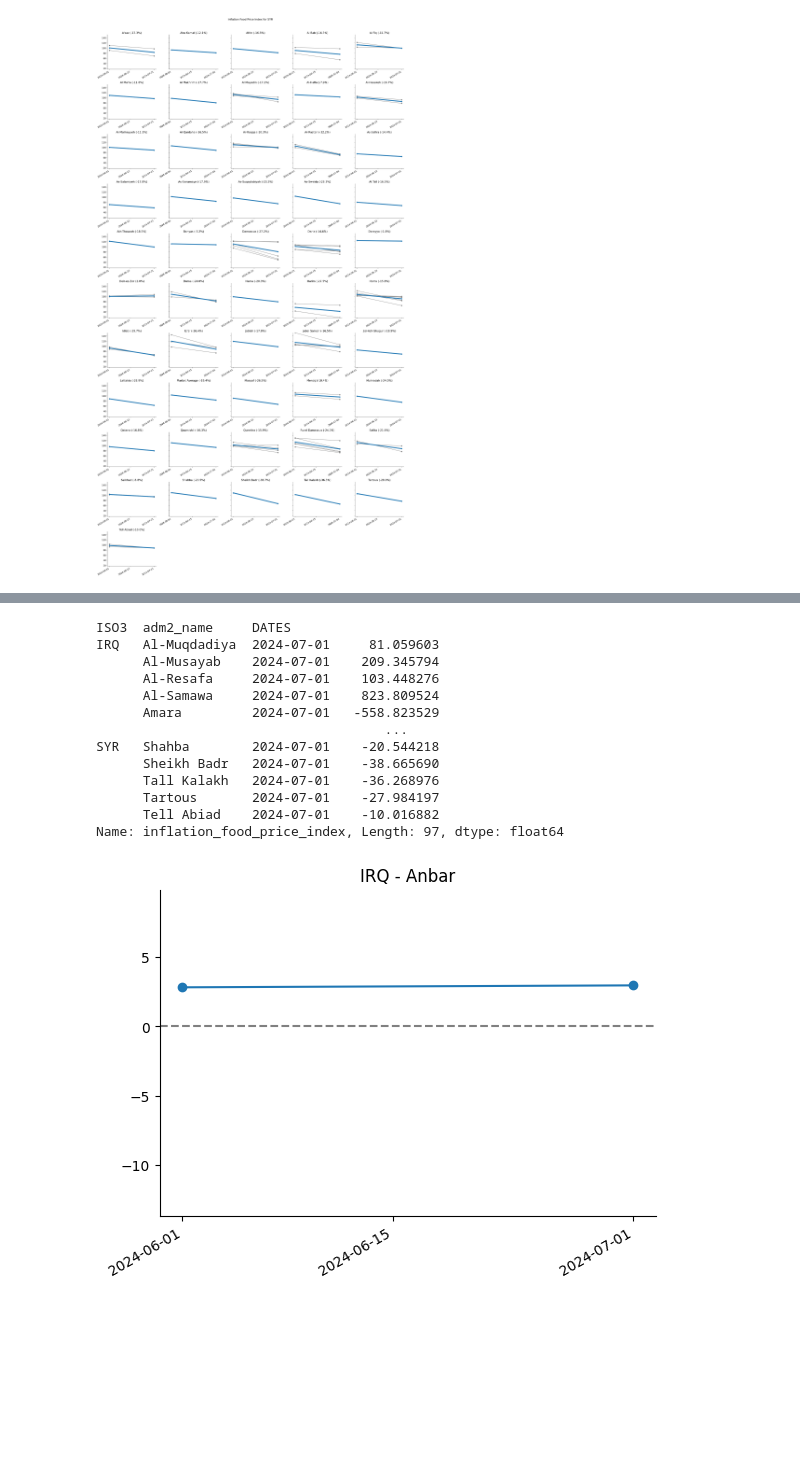
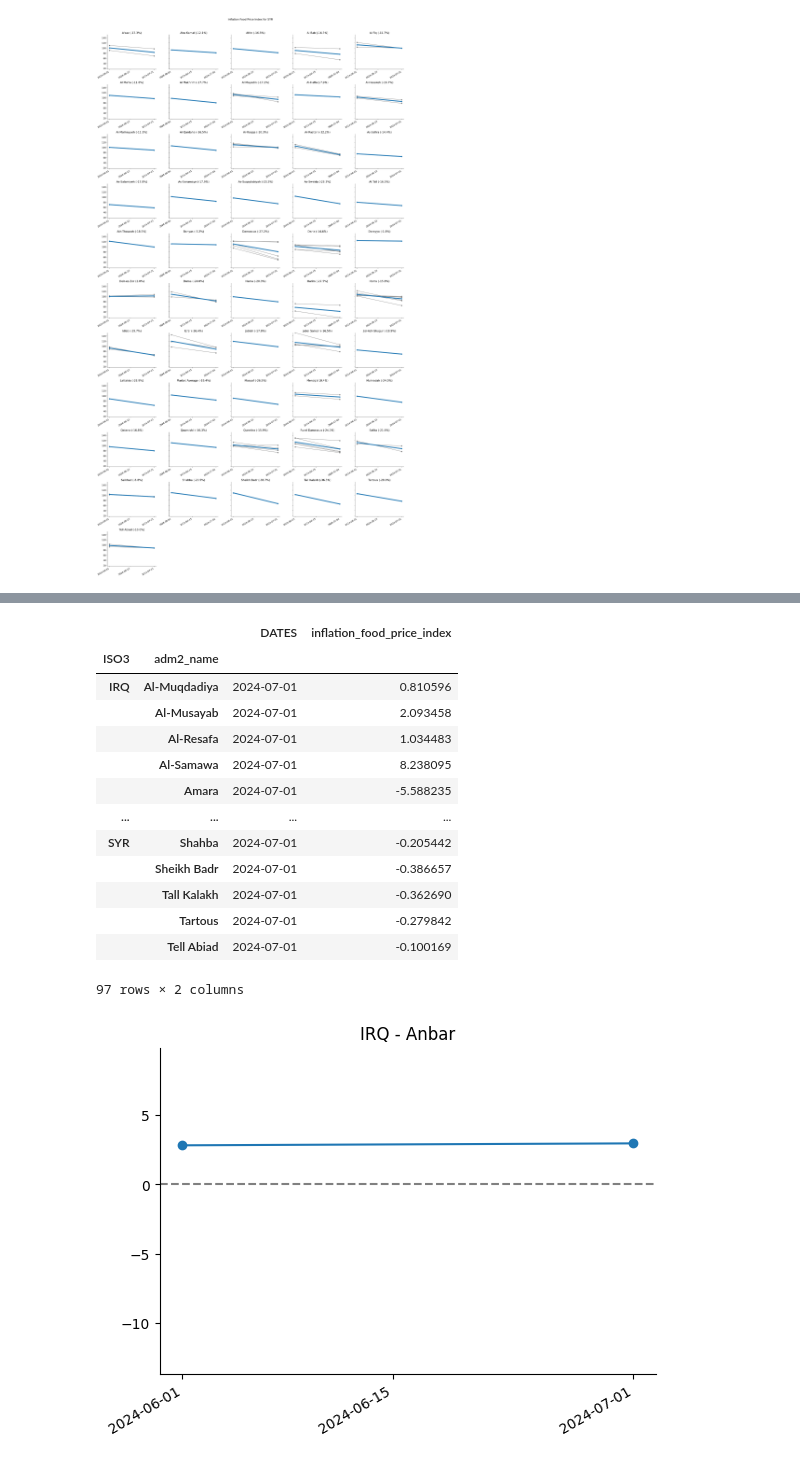
Before and after one commit to alexrutherford/dime_take_home, a Jupyter notebook: notebooks/03_validation.ipynb, the cells around one changed output, grey strips where cells are left out. Saved outputs shown, nothing was run; the diff lists cells and outputs as text; code cells hidden in the pictures; blank space fills up the shorter version.

Commit message:
Write out food price inflation changes

```diff
--- a/notebooks/03_validation.ipynb
+++ b/notebooks/03_validation.ipynb
@@ -368,16 +353,0 @@ Name: inflation_food_price_index, dtype: float64
-# %%
-df.groupby(['ISO3', 'adm2_name', 'DATES'])['inflation_food_price_index'].mean().pct_change().groupby(level=[0,1]).nth(1)*100
-# %% [output]
-ISO3  adm2_name     DATES
-IRQ   Al-Muqdadiya  2024-07-01     81.059603
-      Al-Musayab    2024-07-01    209.345794
-      Al-Resafa     2024-07-01    103.448276
-      Al-Samawa     2024-07-01    823.809524
-      Amara         2024-07-01   -558.823529
-                                     ...
-SYR   Shahba        2024-07-01    -20.544218
-      Sheikh Badr   2024-07-01    -38.665690
-      Tall Kalakh   2024-07-01    -36.268976
-      Tartous       2024-07-01    -27.984197
-      Tell Abiad    2024-07-01    -10.016882
-Name: inflation_food_price_index, Length: 97, dtype: float64
@@ -384,3 +358,26 @@ Name: inflation_food_price_index, Length: 97, dtype: float64
+# %%
+pct_change = df.groupby(['ISO3', 'adm2_name', 'DATES'])['inflation_food_price_index'].mean().pct_change()
+#pct_change = pct_change[pct_change['DATES'] == pd.to_datetime('2024-07-01')]
+# %%
+pct_change = pct_change.reset_index(level=2)
+pct_change = pct_change[pct_change['DATES'] == pd.to_datetime('2024-07-01')]
+# %%
+pct_change
+# %% [output]
+|  |  | DATES | inflation_food_price_index |
+| ISO3 | adm2_name |  |  |
+| IRQ | Al-Muqdadiya | 2024-07-01 | 0.810596 |
+|  | Al-Musayab | 2024-07-01 | 2.093458 |
+|  | Al-Resafa | 2024-07-01 | 1.034483 |
+|  | Al-Samawa | 2024-07-01 | 8.238095 |
+|  | Amara | 2024-07-01 | -5.588235 |
+| ... | ... | ... | ... |
+| SYR | Shahba | 2024-07-01 | -0.205442 |
+|  | Sheikh Badr | 2024-07-01 | -0.386657 |
+|  | Tall Kalakh | 2024-07-01 | -0.362690 |
+|  | Tartous | 2024-07-01 | -0.279842 |
+|  | Tell Abiad | 2024-07-01 | -0.100169 |
+97 rows × 2 columns
 # %%
 for name, group in df.groupby(['ISO3', 'adm1_name'])a:
 
```
Also changed, not shown: parts of 6 cells of this notebook.
